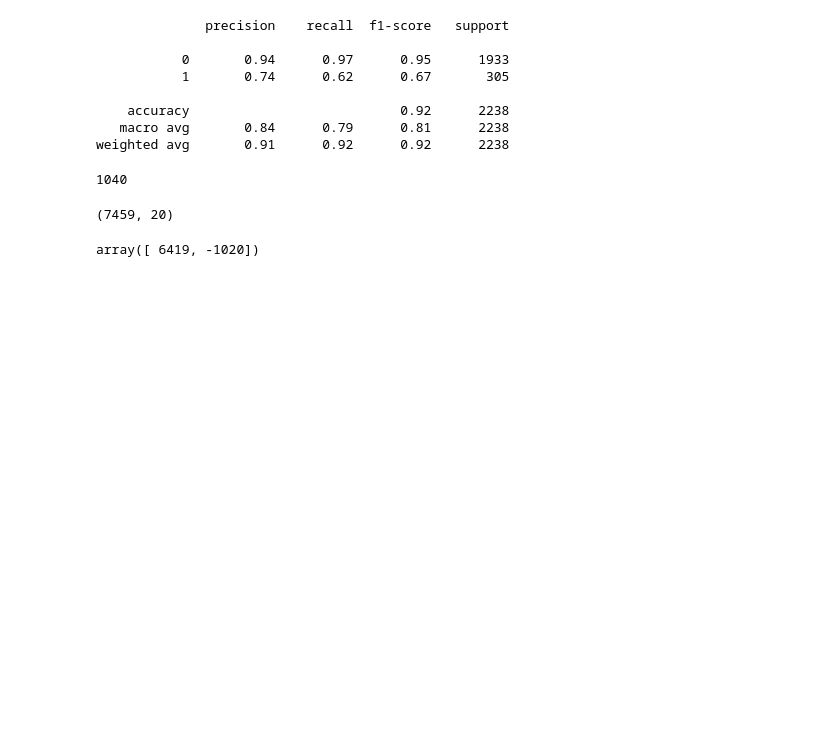
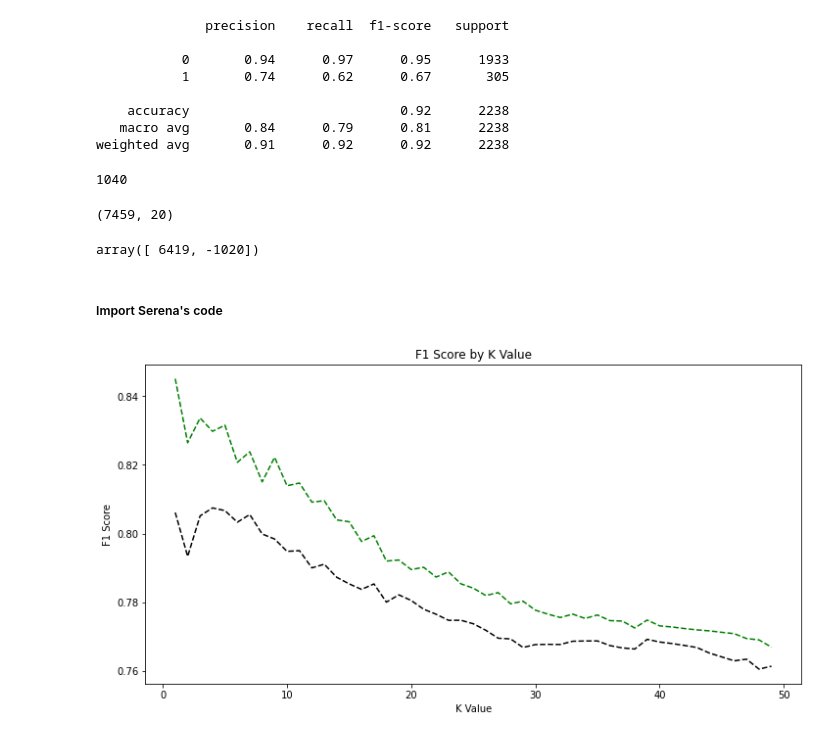
Before and after one commit to kevintunney/ISyE7406-GroupProject, a Jupyter notebook: data/notebook_mark.ipynb, the cells around one changed output. Cells and saved outputs as stored; diff of their text form; code cells hidden in the pictures; blank space fills up the shorter version.

Commit message:
added knn plot

```diff
--- a/data/notebook_mark.ipynb
+++ b/data/notebook_mark.ipynb
@@ -395,0 +399,17 @@ array([ 6419, -1020])
+# %% [markdown]
+##### Import Serena's code
+# %%
+cv = []
+f_score = []
+
+for i in range(1, 50):
+    knn_cv = KNeighborsClassifier(n_neighbors=i)
+    cv.append((cross_val_score(knn_cv, X_train, y_train, cv=10, scoring='f1')).mean())
+    knn = KNeighborsClassifier(n_neighbors=i)
+    knn.fit(X_train, y_train)
+    pred_i = knn.predict(X_train)
+    # error.append(np.mean(pred_i != y_test))
+    # accuracy.append(np.mean(pred_i == y_test))
+    f_score.append(metrics.f1_score(y_train, list(pred_i)))
+# %% [output]
+[figure, added]
```
Also changed, not shown: parts of 2 cells of this notebook, 1 other file.
